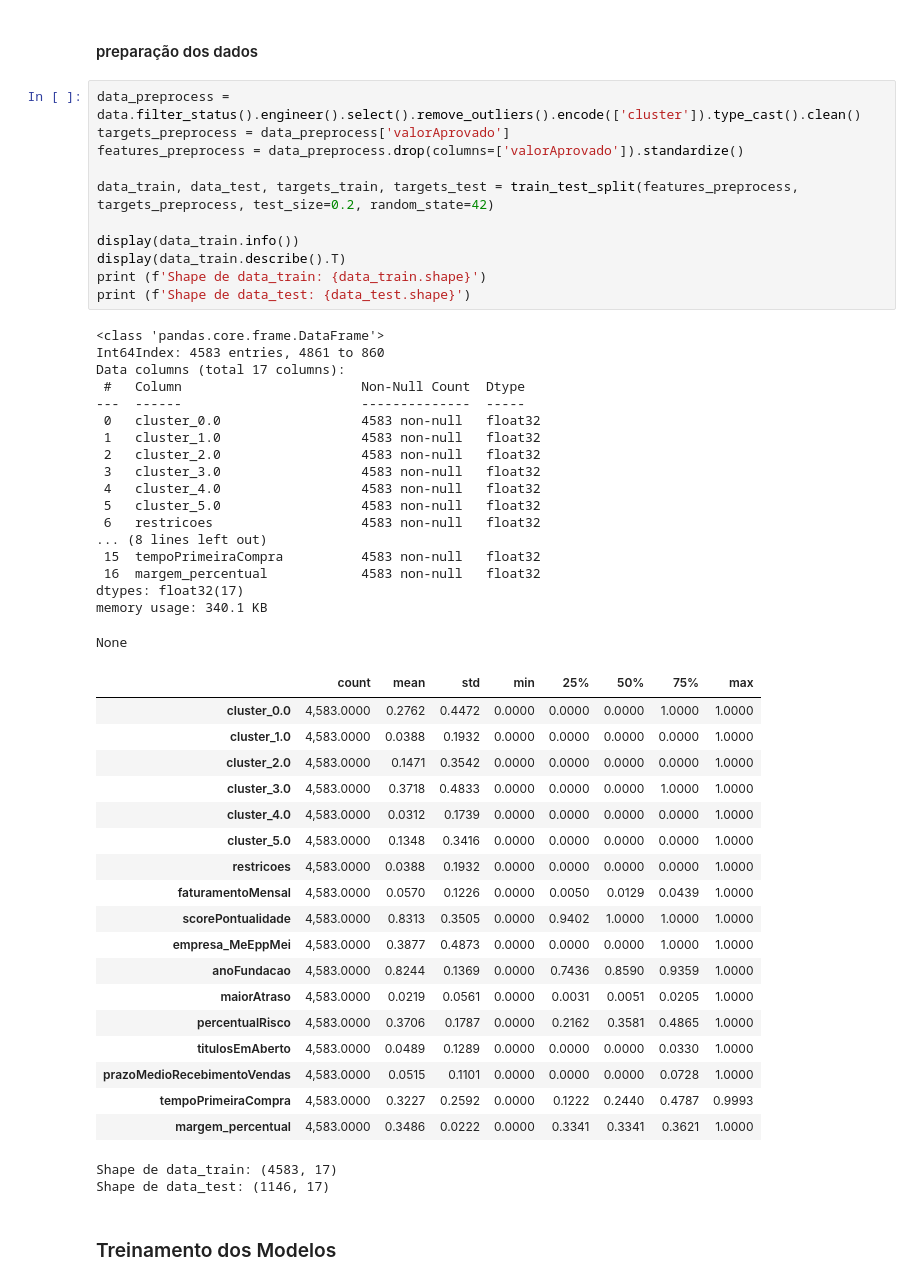
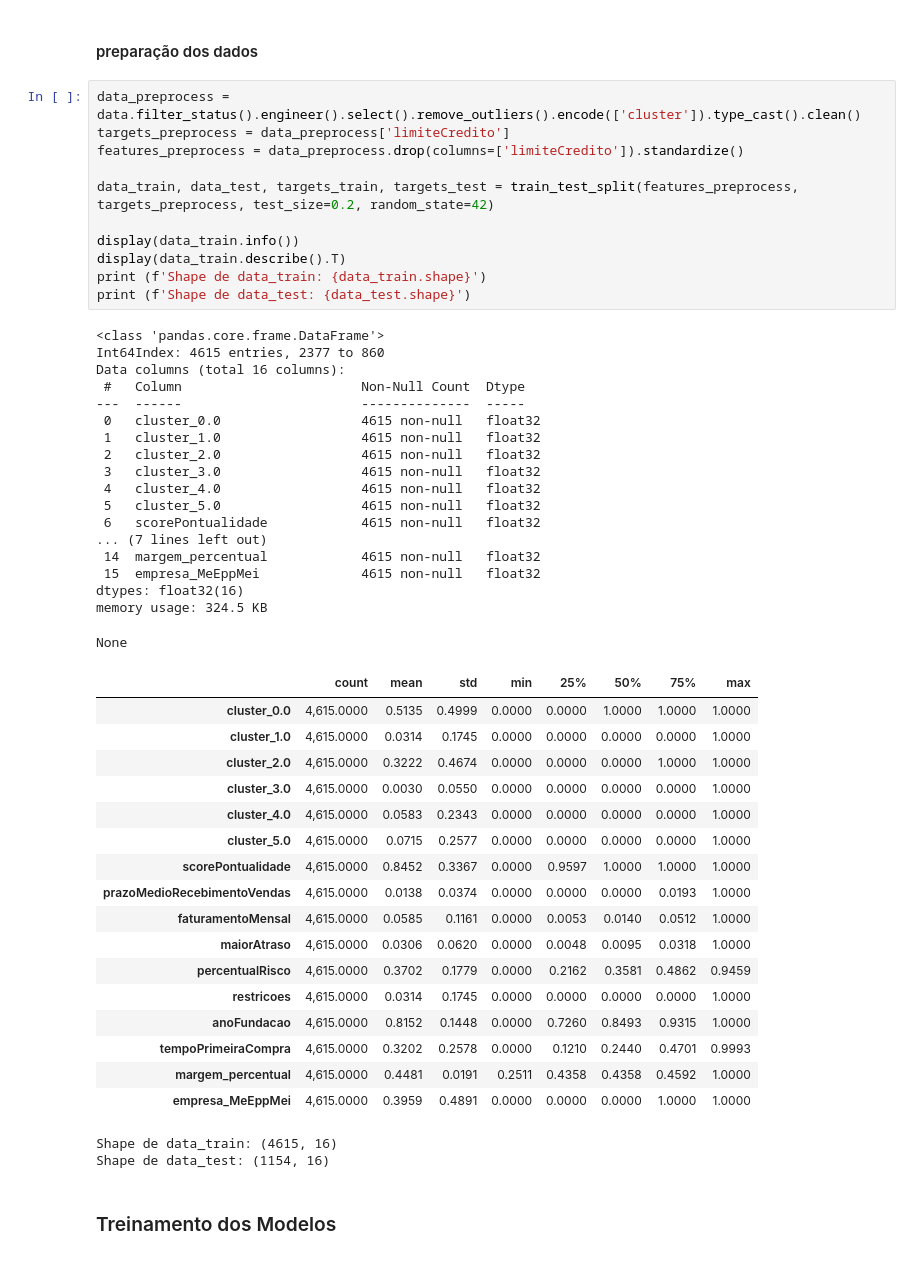
Before and after one commit to jonaszarpellon/fiap-ai-mba-bootcamp-credit, a Jupyter notebook: 5.Sugestão de Limite.ipynb, the cells around one changed output. Cells and saved outputs as stored; diff of their text form.

```diff
--- a/5.Sugestão de Limite.ipynb
+++ b/5.Sugestão de Limite.ipynb
@@ -391,54 +390,53 @@ data.filter_status().engineer().select().encode(['cluster']).type_cast().clean()
 #### preparação dos dados
 # %%
 data_preprocess = data.filter_status().engineer().select().remove_outliers().encode(['cluster']).type_cast().clean()
-targets_preprocess = data_preprocess['valorAprovado']
-features_preprocess = data_preprocess.drop(columns=['valorAprovado']).standardize()
+targets_preprocess = data_preprocess['limiteCredito']
+features_preprocess = data_preprocess.drop(columns=['limiteCredito']).standardize()
 
 data_train, data_test, targets_train, targets_test = train_test_split(features_preprocess, targets_preprocess, test_size=0.2, random_state=42)
 
 display(data_train.info())
 display(data_train.describe().T)
 print (f'Shape de data_train: {data_train.shape}')
 print (f'Shape de data_test: {data_test.shape}')
 # %% [output]
 <class 'pandas.core.frame.DataFrame'>
-Int64Index: 4583 entries, 4861 to 860
-Data columns (total 17 columns):
+Int64Index: 4615 entries, 2377 to 860
+Data columns (total 16 columns):
  #   Column                       Non-Null Count  Dtype
 ---  ------                       --------------  -----
- 0   cluster_0.0                  4583 non-null   float32
- 1   cluster_1.0                  4583 non-null   float32
- 2   cluster_2.0                  4583 non-null   float32
- 3   cluster_3.0                  4583 non-null   float32
- 4   cluster_4.0                  4583 non-null   float32
- 5   cluster_5.0                  4583 non-null   float32
- 6   restricoes                   4583 non-null   float32
-... (8 lines left out)
- 15  tempoPrimeiraCompra          4583 non-null   float32
- 16  margem_percentual            4583 non-null   float32
-dtypes: float32(17)
-memory usage: 340.1 KB
+ 0   cluster_0.0                  4615 non-null   float32
+ 1   cluster_1.0                  4615 non-null   float32
+ 2   cluster_2.0                  4615 non-null   float32
+ 3   cluster_3.0                  4615 non-null   float32
+ 4   cluster_4.0                  4615 non-null   float32
+ 5   cluster_5.0                  4615 non-null   float32
+ 6   scorePontualidade            4615 non-null   float32
+... (7 lines left out)
+ 14  margem_percentual            4615 non-null   float32
+ 15  empresa_MeEppMei             4615 non-null   float32
+dtypes: float32(16)
+memory usage: 324.5 KB
 None
 |  | count | mean | std | min | 25% | 50% | 75% | max |
-| cluster_0.0 | 4,583.0000 | 0.2762 | 0.4472 | 0.0000 | 0.0000 | 0.0000 | 1.0000 | 1.0000 |
-| cluster_1.0 | 4,583.0000 | 0.0388 | 0.1932 | 0.0000 | 0.0000 | 0.0000 | 0.0000 | 1.0000 |
-| cluster_2.0 | 4,583.0000 | 0.1471 | 0.3542 | 0.0000 | 0.0000 | 0.0000 | 0.0000 | 1.0000 |
-| cluster_3.0 | 4,583.0000 | 0.3718 | 0.4833 | 0.0000 | 0.0000 | 0.0000 | 1.0000 | 1.0000 |
-| cluster_4.0 | 4,583.0000 | 0.0312 | 0.1739 | 0.0000 | 0.0000 | 0.0000 | 0.0000 | 1.0000 |
-| cluster_5.0 | 4,583.0000 | 0.1348 | 0.3416 | 0.0000 | 0.0000 | 0.0000 | 0.0000 | 1.0000 |
-| restricoes | 4,583.0000 | 0.0388 | 0.1932 | 0.0000 | 0.0000 | 0.0000 | 0.0000 | 1.0000 |
-| faturamentoMensal | 4,583.0000 | 0.0570 | 0.1226 | 0.0000 | 0.0050 | 0.0129 | 0.0439 | 1.0000 |
-| scorePontualidade | 4,583.0000 | 0.8313 | 0.3505 | 0.0000 | 0.9402 | 1.0000 | 1.0000 | 1.0000 |
-| empresa_MeEppMei | 4,583.0000 | 0.3877 | 0.4873 | 0.0000 | 0.0000 | 0.0000 | 1.0000 | 1.0000 |
-| anoFundacao | 4,583.0000 | 0.8244 | 0.1369 | 0.0000 | 0.7436 | 0.8590 | 0.9359 | 1.0000 |
-| maiorAtraso | 4,583.0000 | 0.0219 | 0.0561 | 0.0000 | 0.0031 | 0.0051 | 0.0205 | 1.0000 |
-| percentualRisco | 4,583.0000 | 0.3706 | 0.1787 | 0.0000 | 0.2162 | 0.3581 | 0.4865 | 1.0000 |
-| titulosEmAberto | 4,583.0000 | 0.0489 | 0.1289 | 0.0000 | 0.0000 | 0.0000 | 0.0330 | 1.0000 |
-| prazoMedioRecebimentoVendas | 4,583.0000 | 0.0515 | 0.1101 | 0.0000 | 0.0000 | 0.0000 | 0.0728 | 1.0000 |
-| tempoPrimeiraCompra | 4,583.0000 | 0.3227 | 0.2592 | 0.0000 | 0.1222 | 0.2440 | 0.4787 | 0.9993 |
-| margem_percentual | 4,583.0000 | 0.3486 | 0.0222 | 0.0000 | 0.3341 | 0.3341 | 0.3621 | 1.0000 |
+| cluster_0.0 | 4,615.0000 | 0.5135 | 0.4999 | 0.0000 | 0.0000 | 1.0000 | 1.0000 | 1.0000 |
+| cluster_1.0 | 4,615.0000 | 0.0314 | 0.1745 | 0.0000 | 0.0000 | 0.0000 | 0.0000 | 1.0000 |
+| cluster_2.0 | 4,615.0000 | 0.3222 | 0.4674 | 0.0000 | 0.0000 | 0.0000 | 1.0000 | 1.0000 |
+| cluster_3.0 | 4,615.0000 | 0.0030 | 0.0550 | 0.0000 | 0.0000 | 0.0000 | 0.0000 | 1.0000 |
+| cluster_4.0 | 4,615.0000 | 0.0583 | 0.2343 | 0.0000 | 0.0000 | 0.0000 | 0.0000 | 1.0000 |
+| cluster_5.0 | 4,615.0000 | 0.0715 | 0.2577 | 0.0000 | 0.0000 | 0.0000 | 0.0000 | 1.0000 |
+| scorePontualidade | 4,615.0000 | 0.8452 | 0.3367 | 0.0000 | 0.9597 | 1.0000 | 1.0000 | 1.0000 |
+| prazoMedioRecebimentoVendas | 4,615.0000 | 0.0138 | 0.0374 | 0.0000 | 0.0000 | 0.0000 | 0.0193 | 1.0000 |
+| faturamentoMensal | 4,615.0000 | 0.0585 | 0.1161 | 0.0000 | 0.0053 | 0.0140 | 0.0512 | 1.0000 |
+| maiorAtraso | 4,615.0000 | 0.0306 | 0.0620 | 0.0000 | 0.0048 | 0.0095 | 0.0318 | 1.0000 |
+| percentualRisco | 4,615.0000 | 0.3702 | 0.1779 | 0.0000 | 0.2162 | 0.3581 | 0.4862 | 0.9459 |
+| restricoes | 4,615.0000 | 0.0314 | 0.1745 | 0.0000 | 0.0000 | 0.0000 | 0.0000 | 1.0000 |
+| anoFundacao | 4,615.0000 | 0.8152 | 0.1448 | 0.0000 | 0.7260 | 0.8493 | 0.9315 | 1.0000 |
+| tempoPrimeiraCompra | 4,615.0000 | 0.3202 | 0.2578 | 0.0000 | 0.1210 | 0.2440 | 0.4701 | 0.9993 |
+| margem_percentual | 4,615.0000 | 0.4481 | 0.0191 | 0.2511 | 0.4358 | 0.4358 | 0.4592 | 1.0000 |
+| empresa_MeEppMei | 4,615.0000 | 0.3959 | 0.4891 | 0.0000 | 0.0000 | 0.0000 | 1.0000 | 1.0000 |
-Shape de data_train: (4583, 17)
-Shape de data_test: (1146, 17)
+Shape de data_train: (4615, 16)
+Shape de data_test: (1154, 16)
 # %% [markdown]
 ### Treinamento dos Modelos
 # %% [markdown]
```
Also changed, not shown: parts of 21 cells of this notebook, 5 other files.
